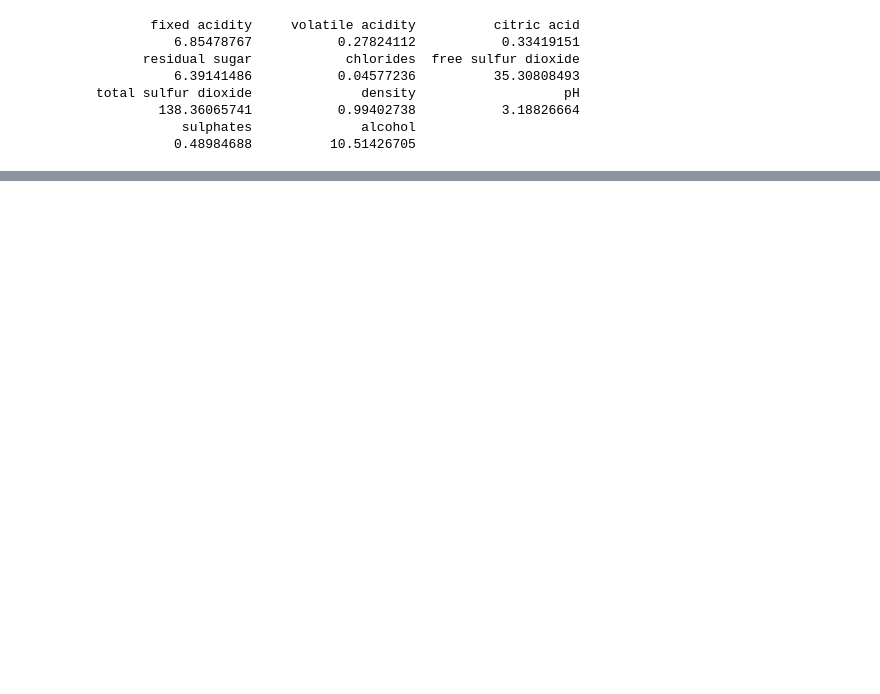
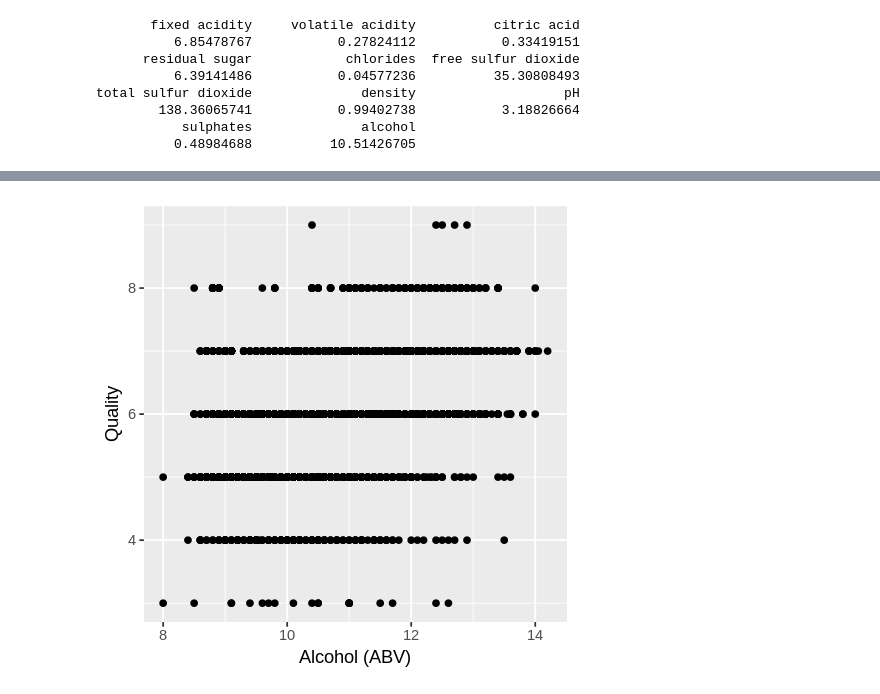
Before and after one commit to cryslee9/Predicting-Fine-Wine, a Jupyter notebook: fine_wine_analysis.ipynb, the cells around one changed output, grey strips where cells are left out. Cells and saved outputs as stored; diff of their text form; code cells hidden in the pictures; blank space fills up the shorter version.

```diff
--- a/fine_wine_analysis.ipynb
+++ b/fine_wine_analysis.ipynb
@@ -93,0 +107,8 @@ total sulfur dioxide              density                   pH
+# %%
+white_wine_plot  <- white_wine  %>% ggplot(aes(x = alcohol, y = quality))+
+                    geom_point()+
+                    xlab("Alcohol (ABV)")+
+                    ylab("Quality")
+white_wine_plot
+# %% [output]
+[figure, added]
```
Also changed, not shown: parts of 12 cells of this notebook.
